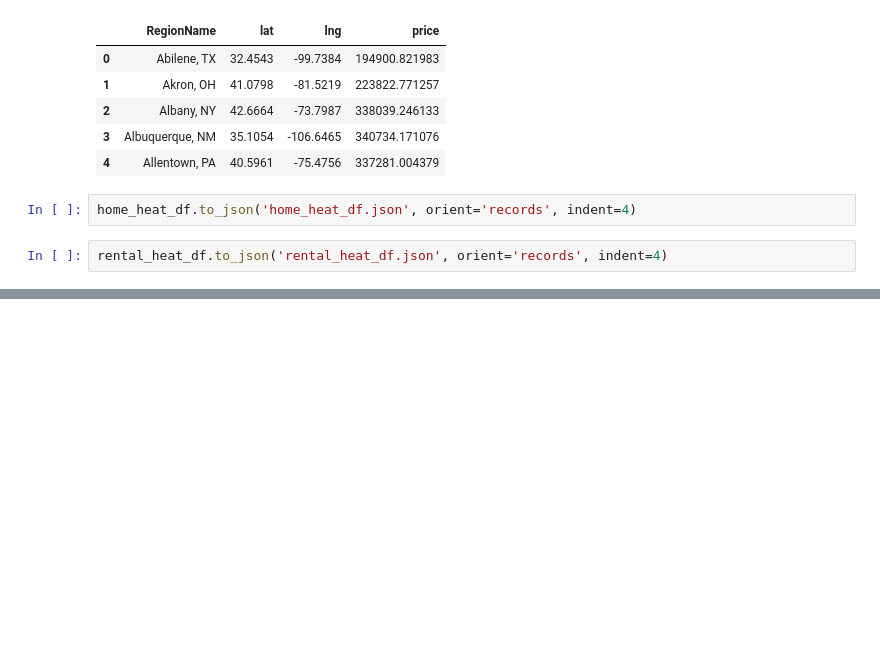
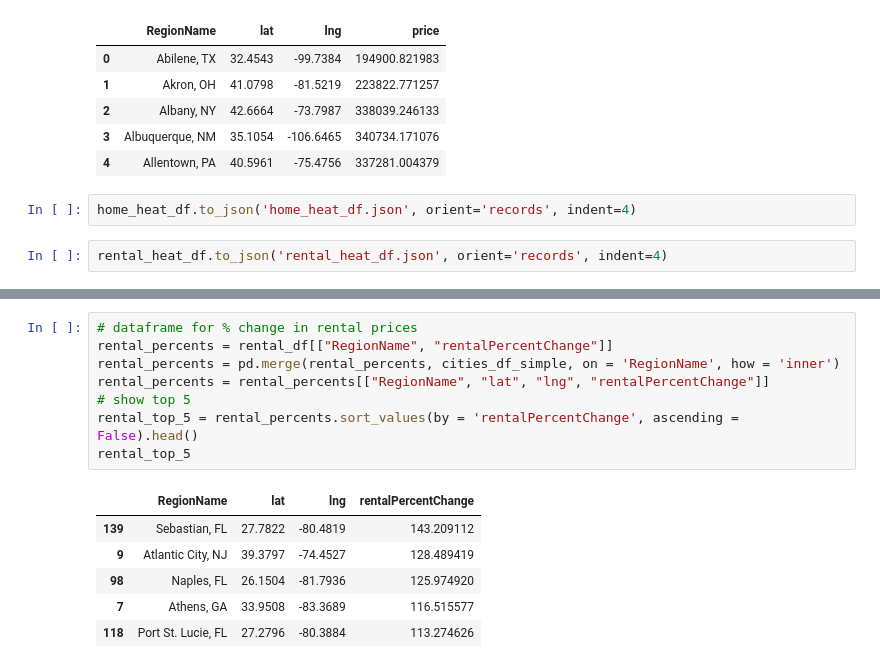
Before and after one commit to elgnol/RealEstate_Project_3, a Jupyter notebook: Analysis/Data_analysis_tatyana.ipynb, the cells around one changed output, grey strips where cells are left out. Saved outputs shown, nothing was run; the diff lists cells and outputs as text; blank space fills up the shorter version.

```diff
--- a/Analysis/Data_analysis_tatyana.ipynb
+++ b/Analysis/Data_analysis_tatyana.ipynb
@@ -356,0 +440,15 @@ rental_heat_df.to_json('rental_heat_df.json', orient='records', indent=4)
+# %%
+# dataframe for % change in rental prices
+rental_percents = rental_df[["RegionName", "rentalPercentChange"]]
+rental_percents = pd.merge(rental_percents, cities_df_simple, on = 'RegionName', how = 'inner')
+rental_percents = rental_percents[["RegionName", "lat", "lng", "rentalPercentChange"]]
+# show top 5
+rental_top_5 = rental_percents.sort_values(by = 'rentalPercentChange', ascending = False).head()
+rental_top_5
+# %% [output]
+|  | RegionName | lat | lng | rentalPercentChange |
+| 139 | Sebastian, FL | 27.7822 | -80.4819 | 143.209112 |
+| 9 | Atlantic City, NJ | 39.3797 | -74.4527 | 128.489419 |
+| 98 | Naples, FL | 26.1504 | -81.7936 | 125.974920 |
+| 7 | Athens, GA | 33.9508 | -83.3689 | 116.515577 |
+| 118 | Port St. Lucie, FL | 27.2796 | -80.3884 | 113.274626 |
```
Also changed, not shown: parts of 15 cells of this notebook, 5 other files.
